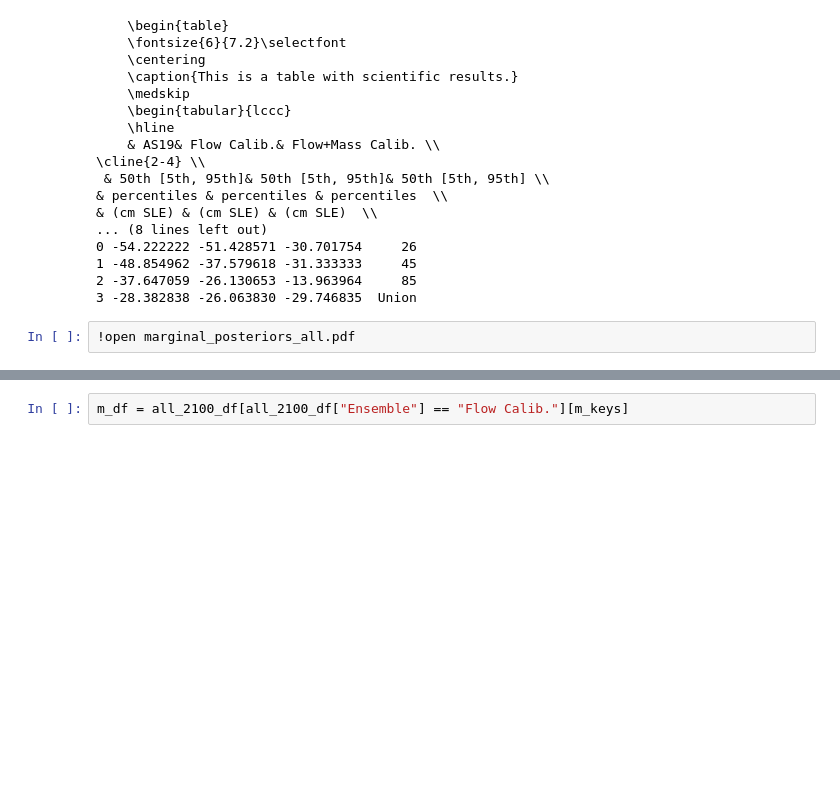
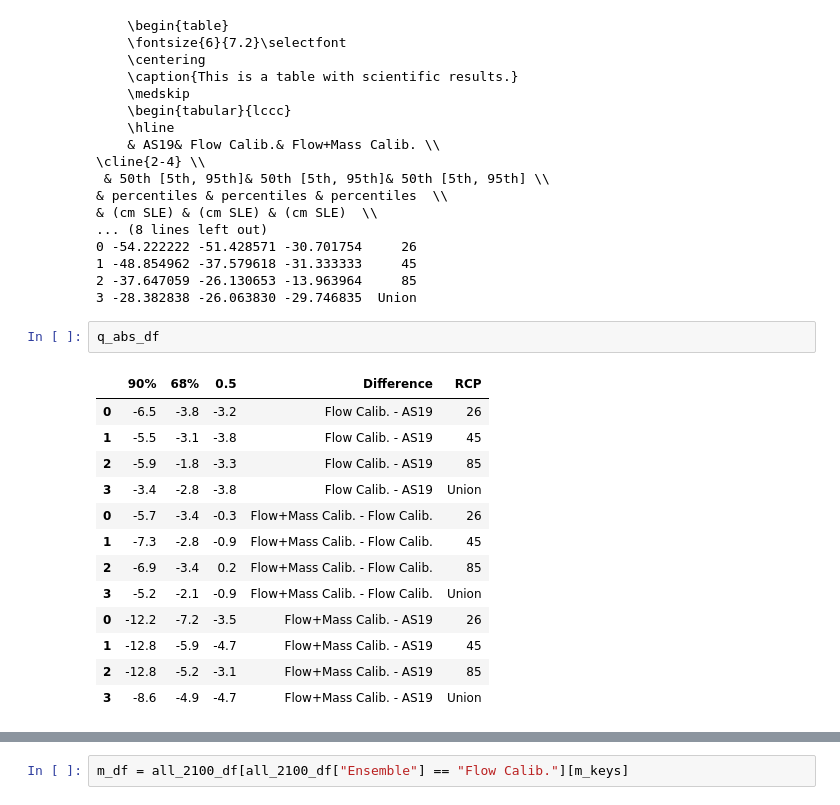
Before and after one commit to pism/pism-emulator, a Jupyter notebook: calibration/calibrate.ipynb, the cells around one changed output, grey strips where cells are left out. Drawn from its saved outputs; the diff is of its cells as text; blank space fills up the shorter version.

```diff
--- a/calibration/calibrate.ipynb
+++ b/calibration/calibrate.ipynb
@@ -56,5 +56,19 @@ No artists with labels found to put in legend.  Note that artists whose label st
 2 -37.647059 -26.130653 -13.963964     85
 3 -28.382838 -26.063830 -29.746835  Union
 # %%
-!open marginal_posteriors_all.pdf
+q_abs_df
+# %% [output]
+|  | 90% | 68% | 0.5 | Difference | RCP |
+| 0 | -6.5 | -3.8 | -3.2 | Flow Calib. - AS19 | 26 |
+| 1 | -5.5 | -3.1 | -3.8 | Flow Calib. - AS19 | 45 |
+| 2 | -5.9 | -1.8 | -3.3 | Flow Calib. - AS19 | 85 |
+| 3 | -3.4 | -2.8 | -3.8 | Flow Calib. - AS19 | Union |
+| 0 | -5.7 | -3.4 | -0.3 | Flow+Mass Calib. - Flow Calib. | 26 |
+| 1 | -7.3 | -2.8 | -0.9 | Flow+Mass Calib. - Flow Calib. | 45 |
+| 2 | -6.9 | -3.4 | 0.2 | Flow+Mass Calib. - Flow Calib. | 85 |
+| 3 | -5.2 | -2.1 | -0.9 | Flow+Mass Calib. - Flow Calib. | Union |
+| 0 | -12.2 | -7.2 | -3.5 | Flow+Mass Calib. - AS19 | 26 |
+| 1 | -12.8 | -5.9 | -4.7 | Flow+Mass Calib. - AS19 | 45 |
+| 2 | -12.8 | -5.2 | -3.1 | Flow+Mass Calib. - AS19 | 85 |
+| 3 | -8.6 | -4.9 | -4.7 | Flow+Mass Calib. - AS19 | Union |
 # %%
```
Also changed, not shown: parts of 5 cells of this notebook, 4 other files.
